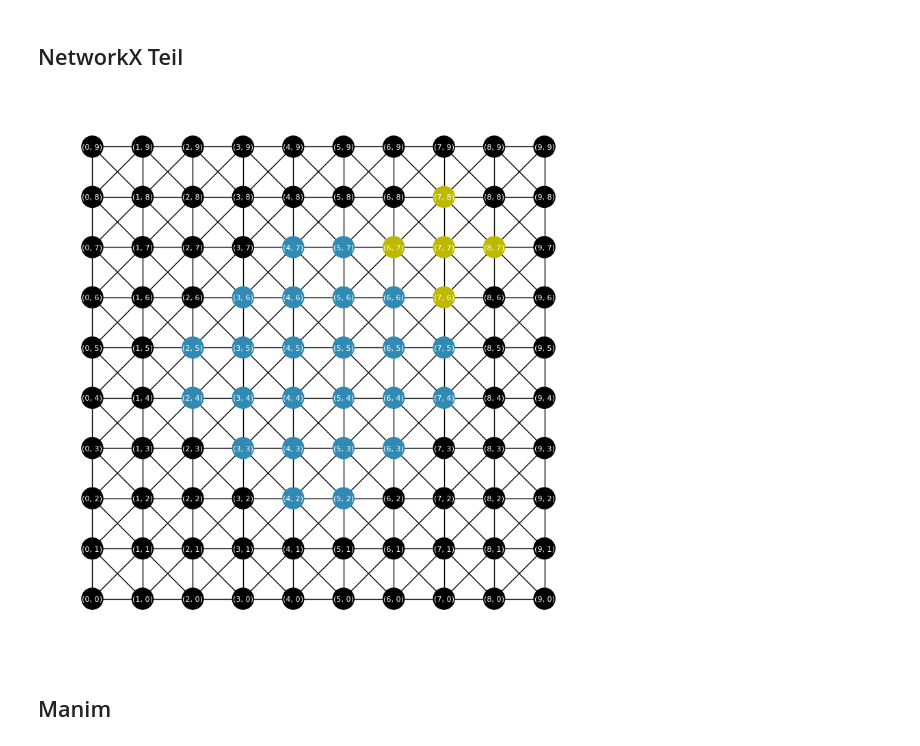
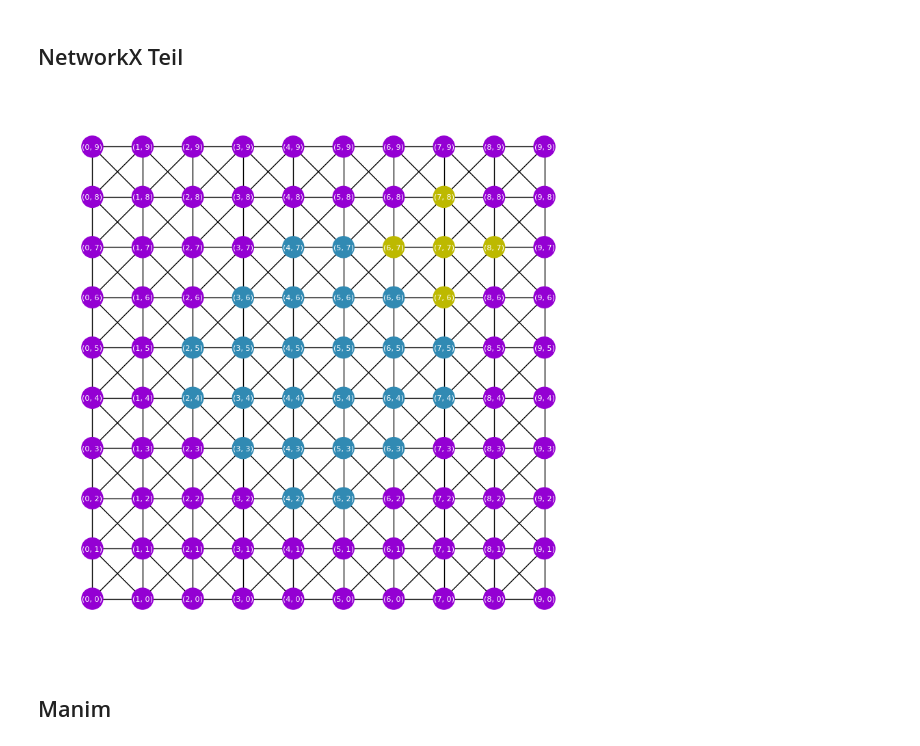
Before and after one commit to Marcus02W/Graph-Cuts-Animation, a Jupyter notebook: Lukas/Teil 3.ipynb, the cells around one changed output. Drawn from its saved outputs; the diff is of its cells as text; code cells hidden in the pictures.

```diff
--- a/Lukas/Video.ipynb
+++ b/Lukas/Teil 3.ipynb
@@ -33,35 +33,35 @@ for i in range(x):
             if j > 0:
                 G.add_edge((i, j), (i + 1, j - 1))  # Diagonal right-top
             if j < 9:
                 G.add_edge((i, j), (i + 1, j + 1))  # Diagonal right-bottom
         if j < 9:
             G.add_edge((i, j), (i, j + 1))  # Edge to the bottom
 
 # Define positions for the nodes in the graph
 pos = {(i, j): (i, j) for i in range(10) for j in range(10)}
 
 # Define nodes for Moon and Earth
 moon_nodes = [(7,8), (6,7), (7,7), (8,7), (7,6)]
 earth_nodes = [(5,7), (4,7), (3,6), (4,6), (5,6), (6,6), (2,5), (3,5), (4,5), (5,5), (6,5), (7,5),
                (2,4), (3,4), (4,4), (5,4), (6,4), (7,4), (3,3), (4,3), (5,3), (6,3), (4,2), (5,2)]
 
 # Set colors for each node
 node_colors = []
 for node in G.nodes():
     if node in moon_nodes:
         node_colors.append('#bdb900')  # Color for Moon
     elif node in earth_nodes:
         node_colors.append('#318ab3')  # Color for Earth
     else:
-        node_colors.append('black')  # Default color
+        node_colors.append('#9400D3')  # Default color
 
 # Plot the graph with diagonal connections
 plt.figure(figsize=(8, 8))
 nx.draw(G, pos, with_labels=True, node_color=node_colors, edge_color='black', font_color='white', node_size=500, font_size=8)
 plt.gca().set_facecolor('grey')
 plt.show()
 # %% [output]
-[figure, old version]
+[figure, new version]
 # %%
 config.media_embed = True
 config.tex_compiler = "pdflatex"
```
Also changed, not shown: parts of 3 cells of this notebook, 1 other file.
